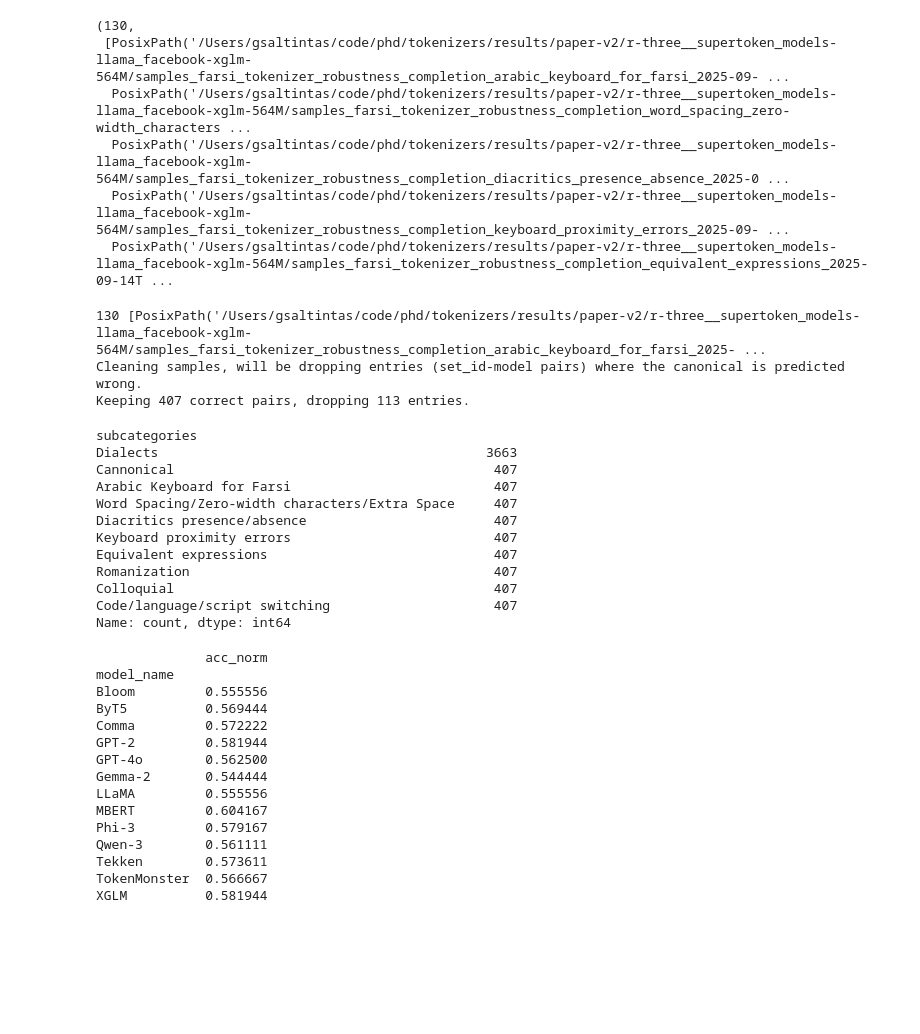
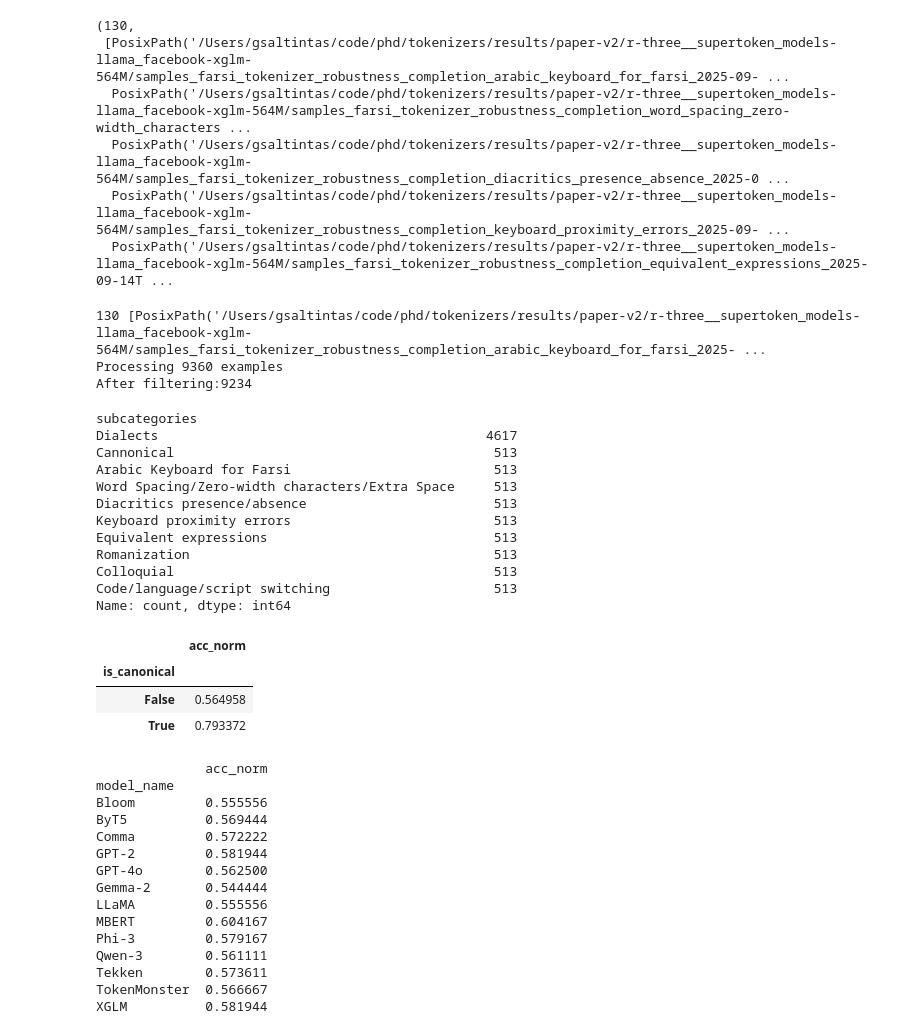
Before and after one commit to r-three/Tokenizers, a Jupyter notebook: notebooks/paper-benchmark-plots.ipynb, the cells around one changed output. Cells and saved outputs as stored; diff of their text form; code cells hidden in the pictures; blank space fills up the shorter version.

```diff
--- a/notebooks/paper-benchmark-plots.ipynb
+++ b/notebooks/paper-benchmark-plots.ipynb
@@ -61,14 +148,26 @@ NameError: name 'canonical_samples' is not defined
 code_pattern = "*math*"
 title_pattern = "MATH - "
 
+suffix = "(Still correct)"
+only_keep_canonical_true = True
+keep_remains_or_becomes_correct = False
+only_keep_perturbed_true = False
+
+suffix = "(Remains or Becomes Correct)"
+only_keep_canonical_true = False
+keep_remains_or_becomes_correct = True
+only_keep_perturbed_true = False
+
+# suffix = "(Wrong Becomes Correct)"
+# only_keep_canonical_true = False
+# keep_remains_or_becomes_correct = False
+# only_keep_perturbed_true = True
 code_pattern = "*farsi_tokenizer*"
 title_pattern = "Farsi - "
 base_dir = Path("../results/paper").resolve().absolute()
 base_dir = Path("../results/paper-v2").resolve().absolute()
 base_dir.exists()
-pred_files = list(
-    [p for p in base_dir.rglob(f"samples{code_pattern}.jsonl")]
-)
+pred_files = list([p for p in base_dir.rglob(f"samples{code_pattern}.jsonl")])
 len(pred_files), pred_files[:5]
 # %% [output]
 (130,
@@ -78,30 +177,50 @@ len(pred_files), pred_files[:5]
   PosixPath('/Users/gsaltintas/code/phd/tokenizers/results/paper-v2/r-three__supertoken_models-llama_facebook-xglm-564M/samples_farsi_tokenizer_robustness_completion_keyboard_proximity_errors_2025-09- ...
   PosixPath('/Users/gsaltintas/code/phd/tokenizers/results/paper-v2/r-three__supertoken_models-llama_facebook-xglm-564M/samples_farsi_tokenizer_robustness_completion_equivalent_expressions_2025-09-14T ...
 # %%
-all_samples = load_all_samples(base_dir, patterns=[code_pattern], flatten_doc=True, match_date=False, simplify_df=True)
-all_samples["is_canonical"] = all_samples["variation_id"].apply(lambda x: str(x).split(".")[1]) == "0"
+all_samples = load_all_samples(
+    base_dir,
+    patterns=[code_pattern],
+    flatten_doc=True,
+    match_date=False,
+    simplify_df=True,
+)
+all_samples["is_canonical"] = (
+    all_samples["variation_id"].apply(lambda x: str(x).split(".")[1]) == "0"
+)
 all_samples = all_samples[all_samples["subcategories"] != "Turkish, Numerical formats"]
 
-samples, canonical_df, perturbed_df = get_canonical_and_perturbed_df(all_samples, only_keep_canonical_true=True)
+samples, canonical_df, perturbed_df = get_canonical_and_perturbed_df(
+    all_samples,
+    only_keep_canonical_true=only_keep_canonical_true,
+    keep_remains_or_becomes_correct=keep_remains_or_becomes_correct,
+    only_keep_perturbed_true=only_keep_perturbed_true,
+)
 
 samples.head()
 samples["subcategories"].value_counts()
 # %% [output]
 130 [PosixPath('/Users/gsaltintas/code/phd/tokenizers/results/paper-v2/r-three__supertoken_models-llama_facebook-xglm-564M/samples_farsi_tokenizer_robustness_completion_arabic_keyboard_for_farsi_2025- ...
-Cleaning samples, will be dropping entries (set_id-model pairs) where the canonical is predicted wrong.
-Keeping 407 correct pairs, dropping 113 entries.
+Processing 9360 examples
+After filtering:9234
 subcategories
-Dialects                                          3663
-Cannonical                                         407
-Arabic Keyboard for Farsi                          407
-Word Spacing/Zero-width characters/Extra Space     407
-Diacritics presence/absence                        407
-Keyboard proximity errors                          407
-Equivalent expressions                             407
-Romanization                                       407
-Colloquial                                         407
-Code/language/script switching                     407
+Dialects                                          4617
+Cannonical                                         513
+Arabic Keyboard for Farsi                          513
+Word Spacing/Zero-width characters/Extra Space     513
+Diacritics presence/absence                        513
+Keyboard proximity errors                          513
+Equivalent expressions                             513
+Romanization                                       513
+Colloquial                                         513
+Code/language/script switching                     513
 Name: count, dtype: int64
+# %%
+samples.pivot_table(index=["is_canonical"], values=METRIC)
+# %% [output]
+|  | acc_norm |
+| is_canonical |  |
+| False | 0.564958 |
+| True | 0.793372 |
 # %%
 ### Here using ALL SAMPLES
 
```
Also changed, not shown: parts of 8 cells of this notebook.
